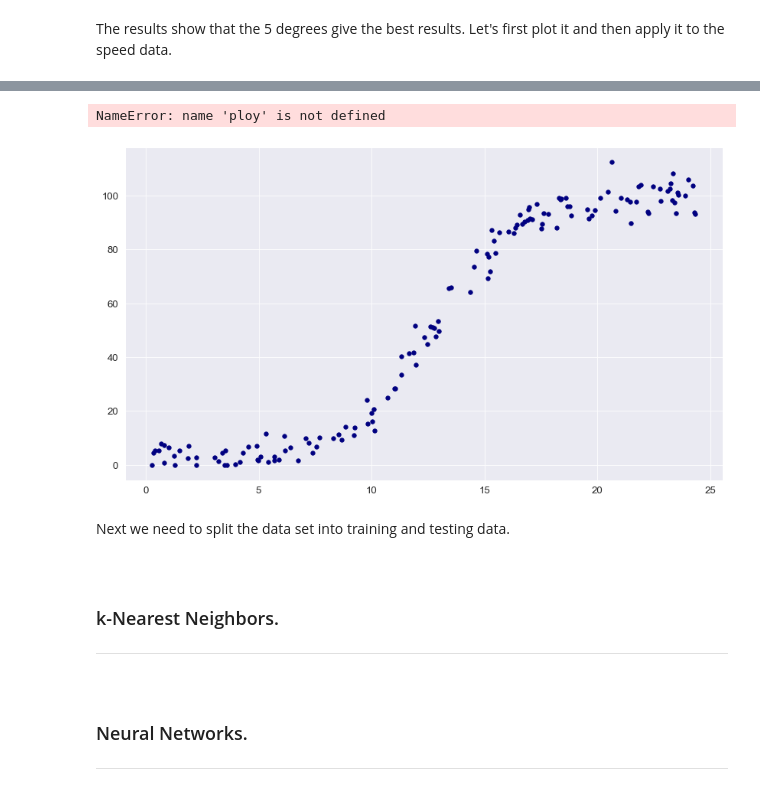
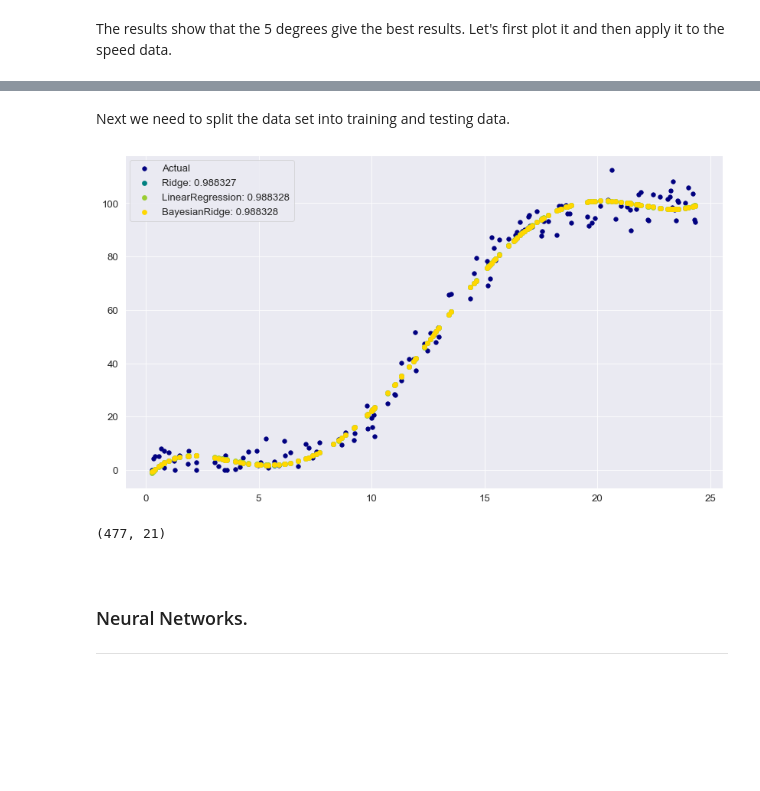
Before and after one commit to olgarozhdestvina/Machine-Learning-and-Statistics-Project, a Jupyter notebook: Power_production_model.ipynb, the cells around one changed output, grey strips where cells are left out. Cells and saved outputs as stored; diff of their text form; code cells hidden in the pictures; blank space fills up the shorter version.

```diff
--- a/Power_production_model.ipynb
+++ b/Power_production_model.ipynb
@@ -227,26 +232,3 @@ speed_train, speed_test, power_train, power_test = tts(X, y, test_size=0.3, rand
 ___
-# %%
-# Create a figure and axis
-fig, ax = plt.subplots()
-
-# Actual test data.
-ax.scatter(speed_test, power_test, color='navy', s=30, marker='o', label="Actual")
-
-# Create a pipeline
-poly = make_pipeline(PolynomialFeatures(5), Ridge())
-ploy.fit(speed_train, power_train)
-y_pred = poly.predict(speed_test)
-
-# Plot predictions.
-ax.scatter(speed_test, y_pred, color="yellow", linewidth=2, label="Predicted")
-
-# Show legend.
-plt.legend(loc='upper left')
-
-# Show the plot.
-plt.show()
-# %% [output]
-NameError: name 'ploy' is not defined
-[figure, removed]
 # %% [markdown]
 Next we need to split the data set into training and testing data.
@@ -256,3 +234,0 @@ X_poly = poly.fit_transform(X)
-# %%
-# Split data on training and test (add random state so the outputs are the same after each execution).
-speed_train, speed_test, power_train, power_test = tts(X_expanded, y, test_size=0.3, random_state=1)
@@ -263,5 +234,0 @@ print(f"Tested data: {speed_test.shape}, {power_test.shape}")
-# %% [markdown]
-<br>
-
-###  k-Nearest Neighbors.
-___
@@ -290,3 +235,42 @@ print("Maximum accuracy score:",max(score),"at K =",1+score.index(max(score)))
+# %%
+# Create a figure and axis
+fig, ax = plt.subplots()
+
+# Actual test data.
+ax.scatter(speed_test, power_test, color='navy', s=30, marker='o', label="Actual")
+
+# List of available linear models working
+models = ["Ridge", "LinearRegression", "BayesianRidge"]
+
+# Create a pipeline
+colors = ['teal', 'yellowgreen', 'gold', "black","red"]
+
+
+for count, i in enumerate(models):
+    model = getattr(md, i)
+    poly_model = make_pipeline(PolynomialFeatures(5), model())
+    # Create a pipeline
+    poly_model.fit(speed_train, power_train)
+    y_pred = poly_model.predict(speed_test)
+
+    # Plot predictions.x,y
+    ax.scatter(speed_test, y_pred, color=colors[count], linewidth=2, label=f"{i}: {poly_model.score(X,y):.6f}")
+# Show legend.
+plt.legend(loc='upper left')
+
+# Show the plot.
+plt.show()
+# %% [output]
+[figure, added]
+# %%
+poly = PolynomialFeatures(5)
+new_df = poly.fit_transform(df_new)
+#convert the array back to a dataframe
+dataset = pd.DataFrame(new_df)
+# summarize
+print(dataset.shape)
+# %% [output]
+(477, 21)
 # %% [markdown]
 <br>
 
```
Also changed, not shown: parts of 11 cells of this notebook.
